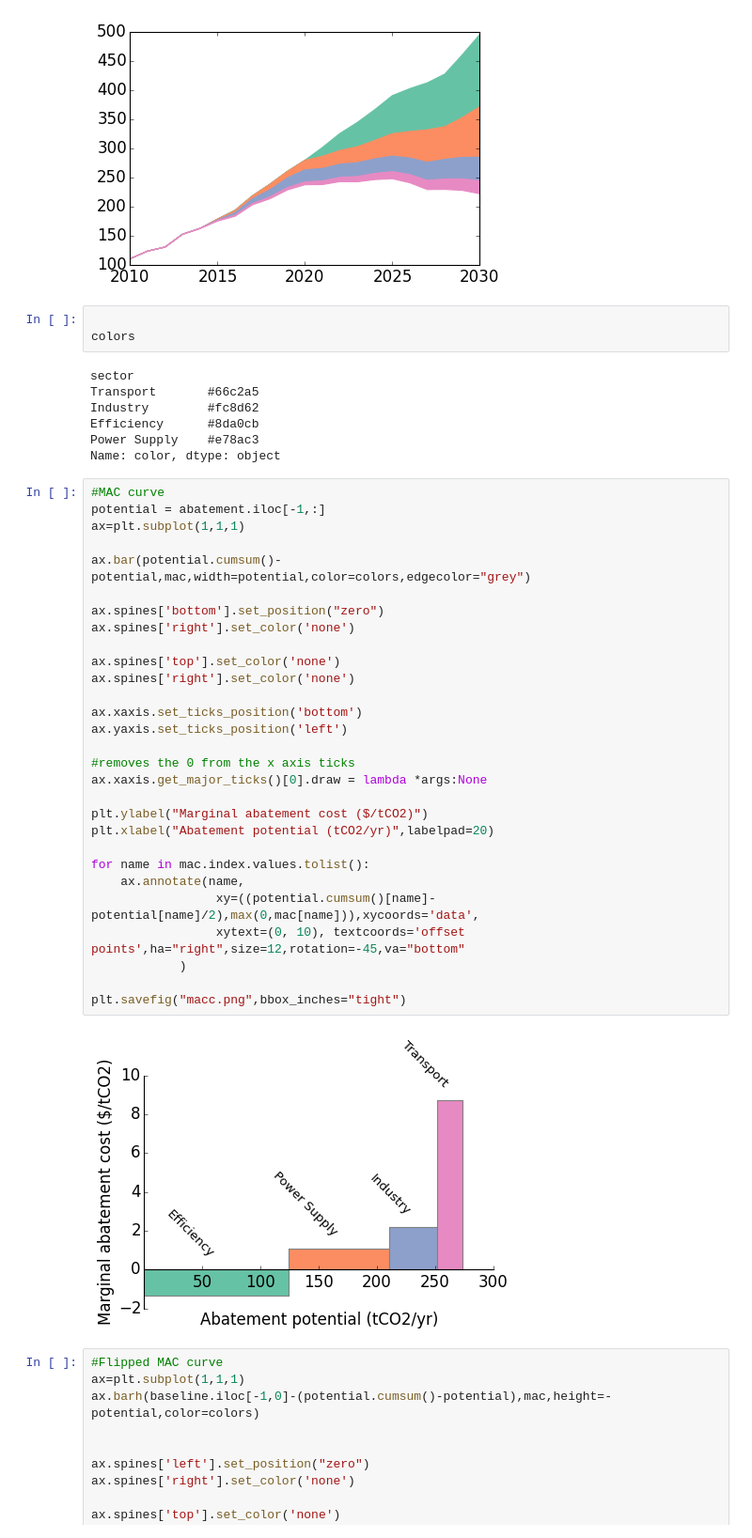
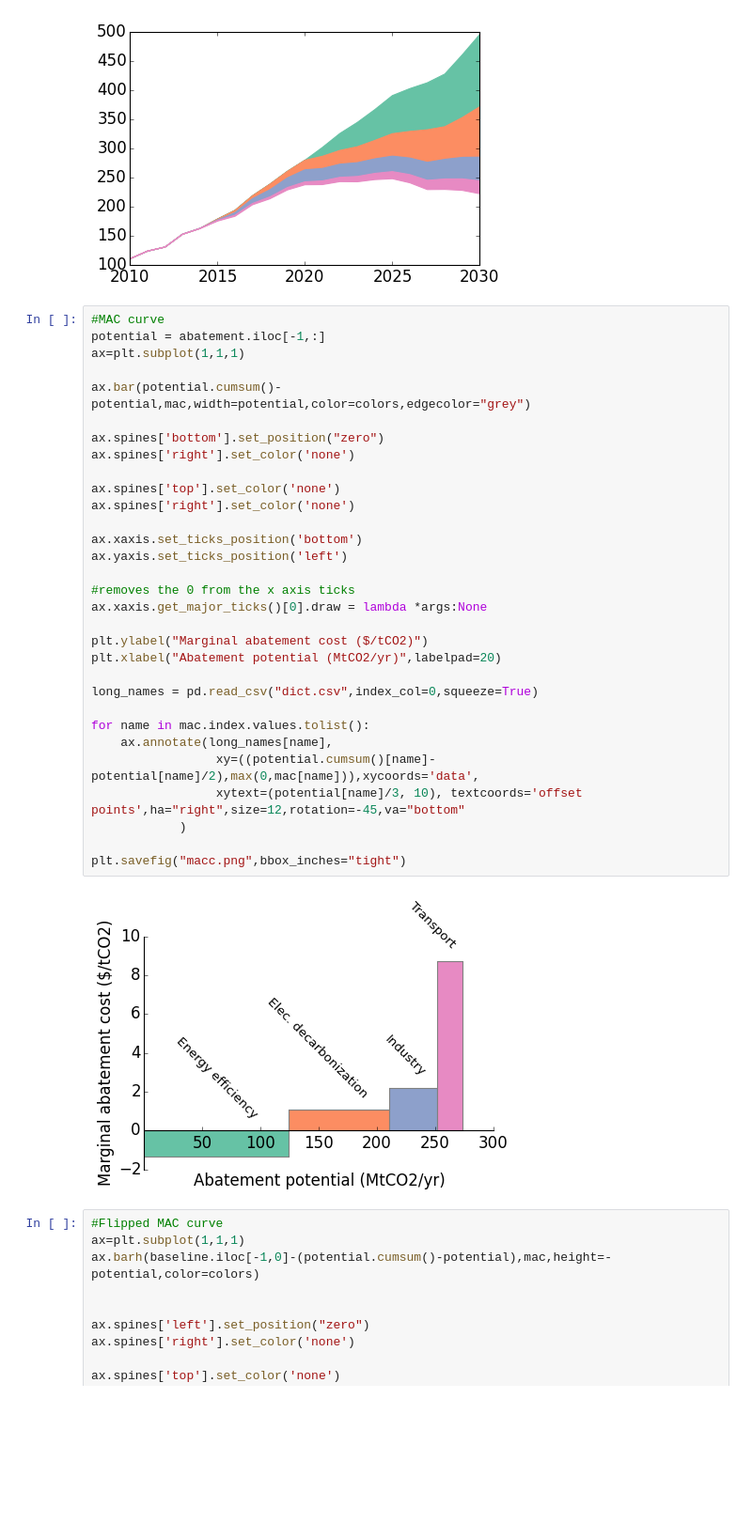
Before and after one commit to adrivsh/pyMACC, a Jupyter notebook: plot_wedge.ipynb, the cells around one changed output. Shown: that part at 94% size. Saved outputs shown, nothing was run; the diff lists cells and outputs as text; blank space fills up the shorter version.

```diff
--- a/plot_wedge.ipynb
+++ b/plot_wedge.ipynb
@@ -39,47 +34,39 @@ for i in range(len(mac)):
     ax.fill_between(x,y,y2,color=colors.iloc[i])
 # %% [output]
 [figure]
-# %%
-
-colors
-# %% [output]
-sector
-Transport       #66c2a5
-Industry        #fc8d62
-Efficiency      #8da0cb
-Power Supply    #e78ac3
-Name: color, dtype: object
 # %%
 #MAC curve
 potential = abatement.iloc[-1,:]
 ax=plt.subplot(1,1,1)
 
 ax.bar(potential.cumsum()-potential,mac,width=potential,color=colors,edgecolor="grey")
 
 ax.spines['bottom'].set_position("zero")
 ax.spines['right'].set_color('none')
 
 ax.spines['top'].set_color('none')
 ax.spines['right'].set_color('none')
 
 ax.xaxis.set_ticks_position('bottom')
 ax.yaxis.set_ticks_position('left')
 
 #removes the 0 from the x axis ticks
 ax.xaxis.get_major_ticks()[0].draw = lambda *args:None
 
 plt.ylabel("Marginal abatement cost ($/tCO2)")
-plt.xlabel("Abatement potential (tCO2/yr)",labelpad=20)
+plt.xlabel("Abatement potential (MtCO2/yr)",labelpad=20)
+
+long_names = pd.read_csv("dict.csv",index_col=0,squeeze=True)
 
 for name in mac.index.values.tolist():
-    ax.annotate(name,
+    ax.annotate(long_names[name],
                  xy=((potential.cumsum()[name]-potential[name]/2),max(0,mac[name])),xycoords='data',
-                 xytext=(0, 10), textcoords='offset points',ha="right",size=12,rotation=-45,va="bottom"
+                 xytext=(potential[name]/3, 10), textcoords='offset points',ha="right",size=12,rotation=-45,va="bottom"
             )
 
 plt.savefig("macc.png",bbox_inches="tight")
 # %% [output]
-[figure, old version]
+[figure, new version]
 # %%
 #Flipped MAC curve
 ax=plt.subplot(1,1,1)
```
Also changed, not shown: parts of 3 cells of this notebook.
